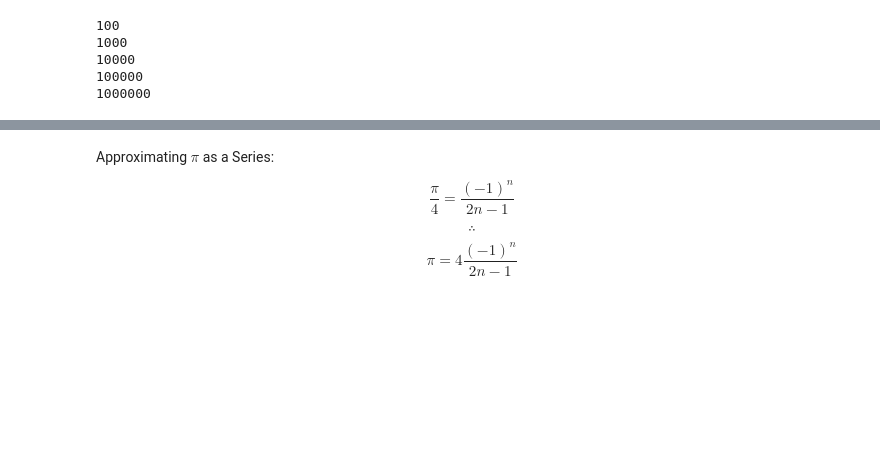
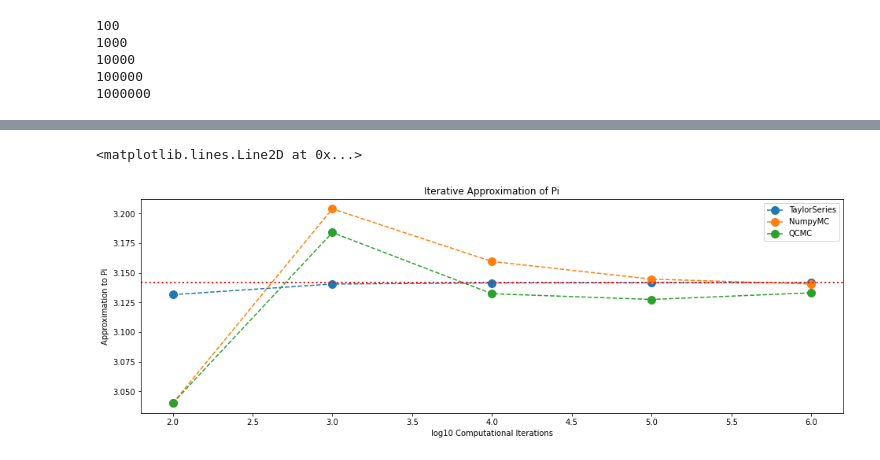
Before and after one commit to nipunjeetgujral/Approximate-Pi, a Jupyter notebook: Approximate Pi.ipynb, the cells around one changed output, grey strips where cells are left out. Drawn from its saved outputs; the diff is of its cells as text; code cells hidden in the pictures; blank space fills up the shorter version.

Commit message:
Update Visuals

```diff
--- a/Approximate Pi.ipynb
+++ b/Approximate Pi.ipynb
@@ -197,10 +274,11 @@ QuantumComputing_Performance = (
     pd
     .DataFrame(
         data = list(zip(pi_approximation_list, population_list, duration)),
-        column = ['pi_approximatation', 'population', 'duration']
+        columns = ['pi_approximatation', 'population', 'duration']
     )
     .assign(
-        pi_actual = [np.pi],
-        error = lambda x: abs(x['pi_approximatation'] - x['pi_actual'])
+        error = lambda x: x['pi_approximatation'] - np.pi
     )
 )
+
+QuantumComputing_Performance
@@ -207,7 +292,44 @@ QuantumComputing_Performance = (
-# %% [markdown]
-Approximating $\pi$ as a Series:
-
-
-$$\frac{\pi}{4} = \frac{(-1)^{n}}{2n-1}$$
-
-$$\therefore$$ $$\pi = 4\frac{(-1)^{n}}{2n-1}$$
+# %%
+TaylorSeries_Performance = TaylorSeries_Performance.assign(method = 'TaylorSeries')
+Numpy_Performance = Numpy_Performance.assign(method = 'NumpyMC')
+QuantumComputing_Performance = QuantumComputing_Performance.assign(method = 'QCMC')
+
+Performance_DataFrame = (
+    pd
+    .concat(
+        [TaylorSeries_Performance, Numpy_Performance, QuantumComputing_Performance]
+    )
+    [['method', 'population', 'duration', 'pi_approximatation', 'error']]
+)
+# %%
+fig, ax0 = plt.subplots()
+
+for algorithm in ['TaylorSeries', 'NumpyMC', 'QCMC']:
+    (
+        Performance_DataFrame
+        .query(f"method == '{algorithm}'")
+        .assign(log_pop = lambda x: np.log10(x['population']))
+        .plot(
+            x = 'log_pop',
+            y = 'pi_approximatation',
+            ax = ax0,
+            style = "o--",
+            markersize = 10,
+            xlabel = "log10 Computational Iterations",
+            ylabel = "Approximation to Pi",
+            title = "Iterative Approximation of Pi",
+            figsize = (16, 5),
+        )
+    )
+
+ax0.legend(['TaylorSeries', 'NumpyMC', 'QCMC'])
+plt.axhline(
+    y = np.pi,
+    xmin = 0, xmax = Performance_DataFrame.population.max(),
+    color = 'red',
+    linewidth = 2,
+    linestyle = 'dotted'
+)
+# %% [output]
+<matplotlib.lines.Line2D at 0x...>
+[figure, added]
```
Also changed, not shown: parts of 16 cells of this notebook.
